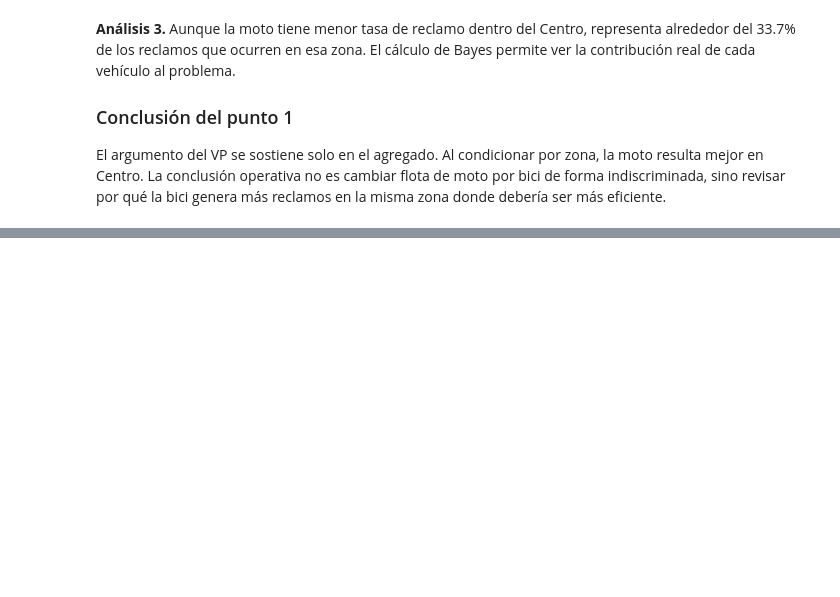
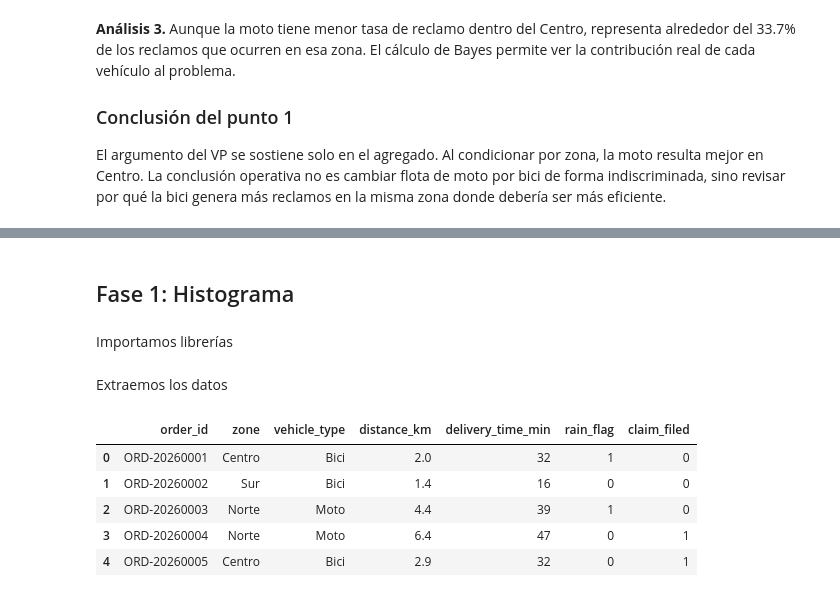
Before and after one commit to SamuelGJ0320/Examen01_EstApl, a Jupyter notebook: primer_parcial_estadistica_aplicada.ipynb, the cells around one changed output, grey strips where cells are left out. Drawn from its saved outputs; the diff is of its cells as text; code cells hidden in the pictures; blank space fills up the shorter version.

```diff
--- a/primer_parcial_estadistica_aplicada.ipynb
+++ b/primer_parcial_estadistica_aplicada.ipynb
@@ -79,0 +88,4 @@ El argumento del VP se sostiene solo en el agregado. Al condicionar por zona, la
+# %% [markdown]
+## Fase 1: Histograma
+# %% [markdown]
+Importamos librerías
@@ -79,0 +99,12 @@ El argumento del VP se sostiene solo en el agregado. Al condicionar por zona, la
+# %% [markdown]
+Extraemos los datos
+# %%
+df = pd.read_csv('/content/delivery_logs_parcial.csv')
+df.head()
+# %% [output]
+|  | order_id | zone | vehicle_type | distance_km | delivery_time_min | rain_flag | claim_filed |
+| 0 | ORD-20260001 | Centro | Bici | 2.0 | 32 | 1 | 0 |
+| 1 | ORD-20260002 | Sur | Bici | 1.4 | 16 | 0 | 0 |
+| 2 | ORD-20260003 | Norte | Moto | 4.4 | 39 | 1 | 0 |
+| 3 | ORD-20260004 | Norte | Moto | 6.4 | 47 | 0 | 1 |
+| 4 | ORD-20260005 | Centro | Bici | 2.9 | 32 | 0 | 1 |
```
Also changed, not shown: parts of 11 cells of this notebook.
